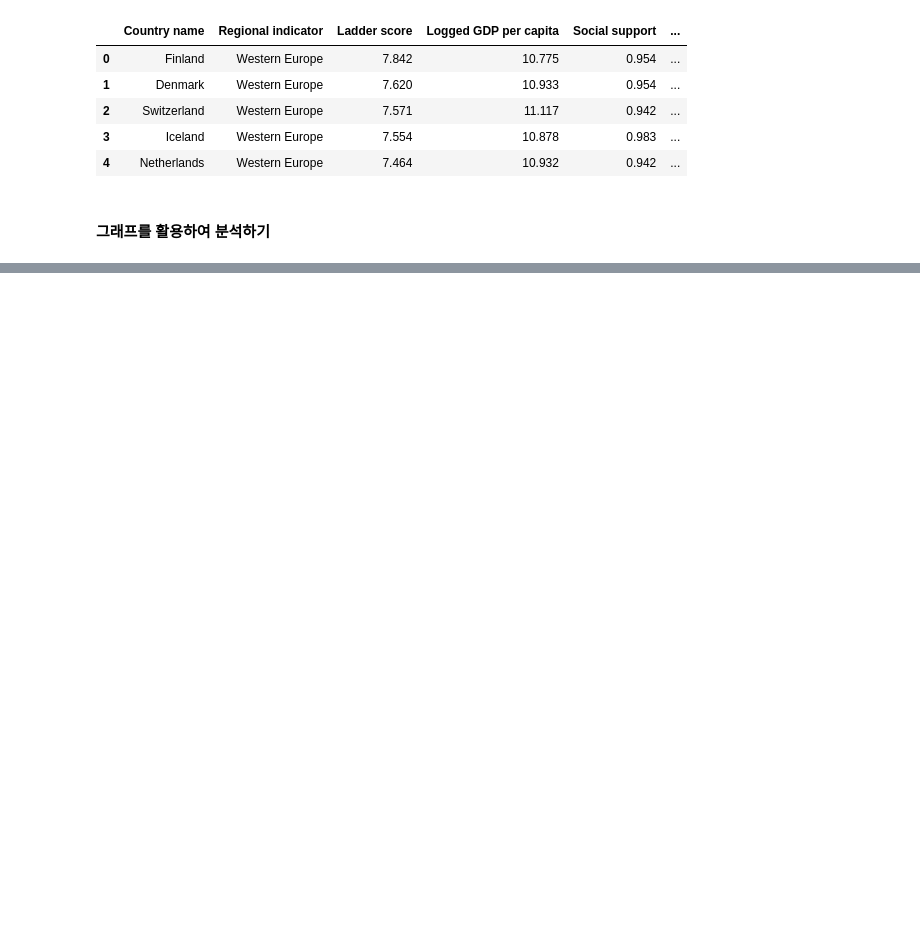
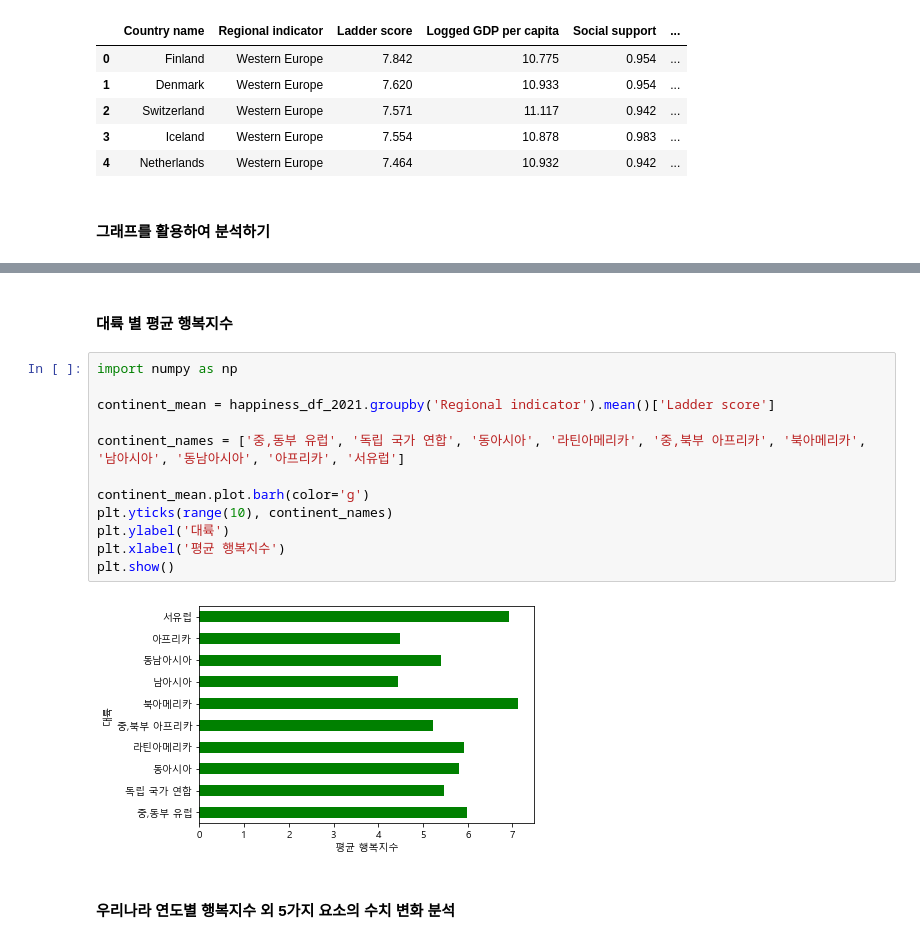
Before and after one commit to XxCtrlZxX/ai_project1_2021, a Jupyter notebook: 세계 행복지수 분석(30425_정해성).ipynb, the cells around one changed output, grey strips where cells are left out. Saved outputs shown, nothing was run; the diff lists cells and outputs as text; blank space fills up the shorter version.

```diff
--- a/세계 행복지수 분석(30425_정해성).ipynb
+++ b/세계 행복지수 분석(30425_정해성).ipynb
@@ -77,0 +96,18 @@ plt.rc('axes', unicode_minus=False) # 유니코드에서  음수 부호설정
+# %% [markdown]
+#### 대륙 별 평균 행복지수
+# %%
+import numpy as np
+
+continent_mean = happiness_df_2021.groupby('Regional indicator').mean()['Ladder score']
+
+continent_names = ['중,동부 유럽', '독립 국가 연합', '동아시아', '라틴아메리카', '중,북부 아프리카', '북아메리카', '남아시아', '동남아시아', '아프리카', '서유럽']
+
+continent_mean.plot.barh(color='g')
+plt.yticks(range(10), continent_names)
+plt.ylabel('대륙')
+plt.xlabel('평균 행복지수')
+plt.show()
+# %% [output]
+[figure, added]
+# %% [markdown]
+#### 우리나라 연도별 행복지수 외 5가지 요소의 수치 변화 분석
```
Also changed, not shown: parts of 10 cells of this notebook.
